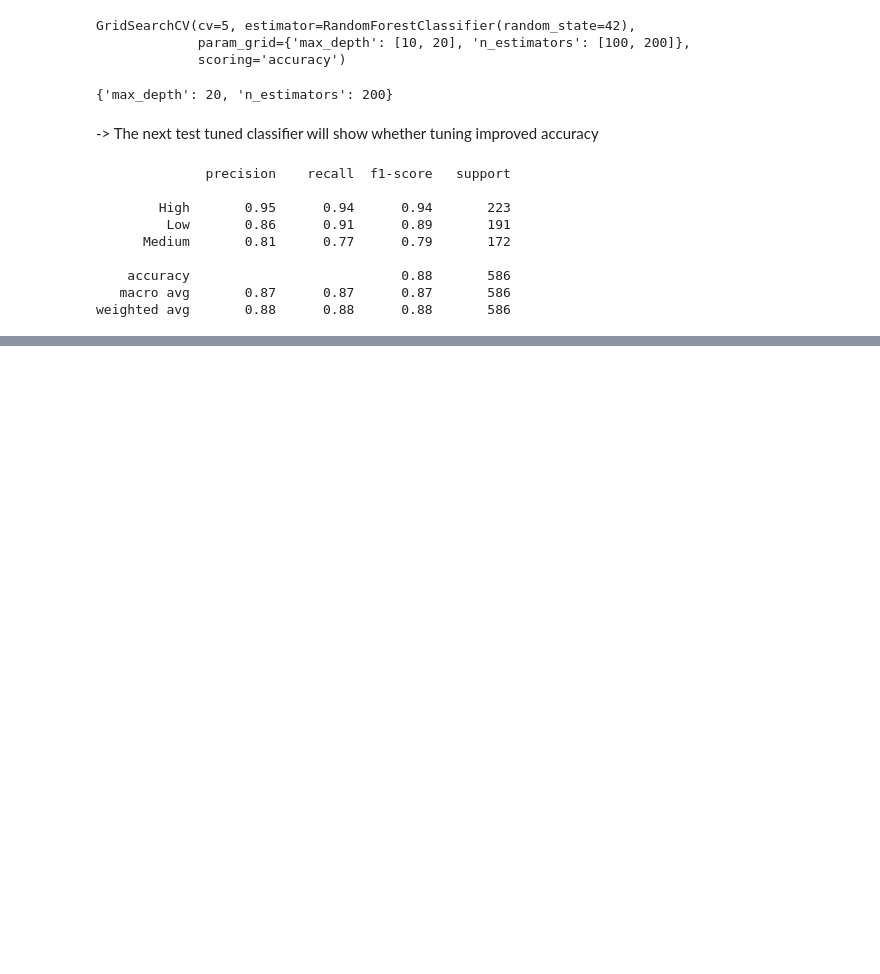
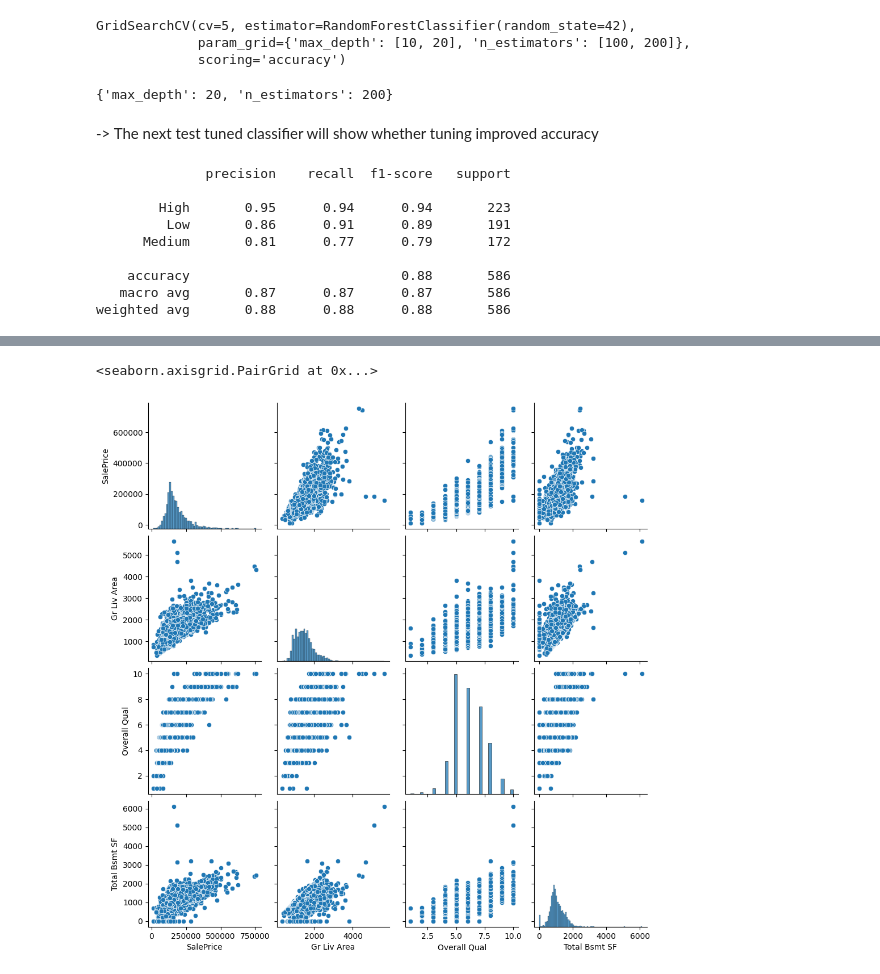
Before and after one commit to abelllselam/final_project, a Jupyter notebook: house_price_prediction_ai/eda.ipynb, the cells around one changed output, grey strips where cells are left out. Saved outputs shown, nothing was run; the diff lists cells and outputs as text; code cells hidden in the pictures; blank space fills up the shorter version.

Commit message:
second_update_WITH SVM model and pairplot

```diff
--- a/house_price_prediction_ai/eda.ipynb
+++ b/house_price_prediction_ai/eda.ipynb
@@ -510,0 +517,7 @@ weighted avg       0.88      0.88      0.88       586
+# %%
+import seaborn as sns
+
+sns.pairplot(df[['SalePrice','Gr Liv Area','Overall Qual','Total Bsmt SF']])
+# %% [output]
+<seaborn.axisgrid.PairGrid at 0x...>
+[figure, added]
```
Also changed, not shown: parts of 32 cells of this notebook.
